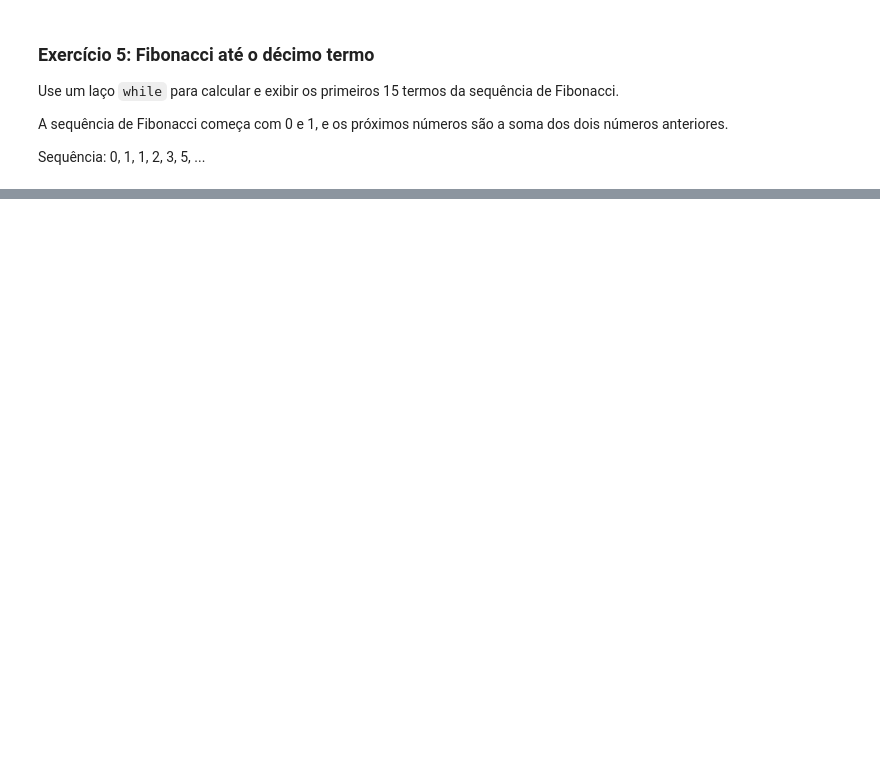
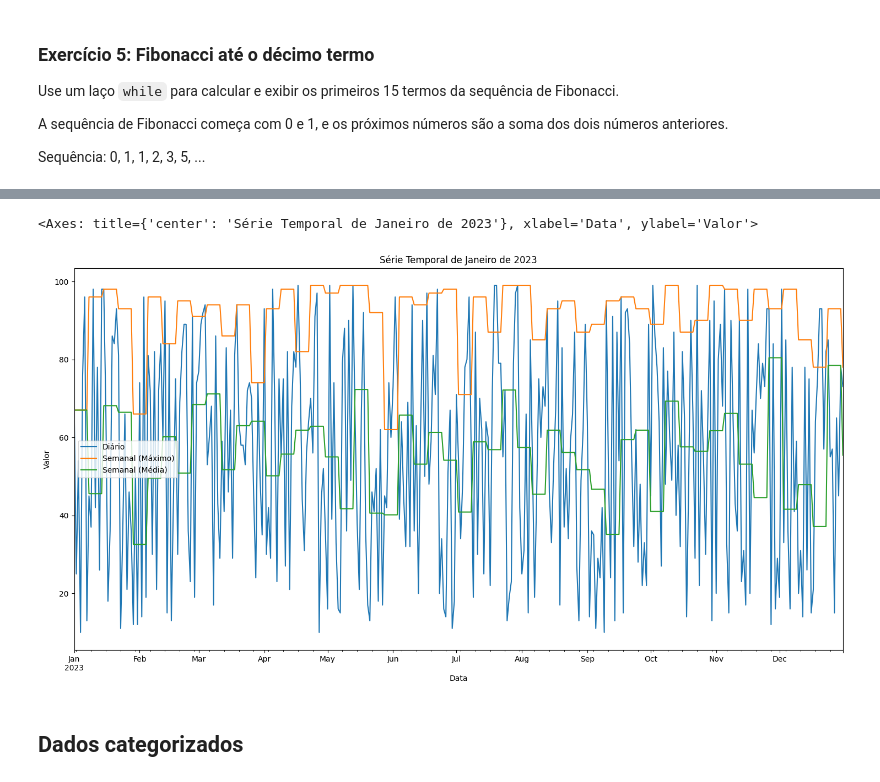
Before and after one commit to py232027046/CEE2, a Jupyter notebook: aulas.ipynb, the cells around one changed output, grey strips where cells are left out. Cells and saved outputs as stored; diff of their text form; code cells hidden in the pictures; blank space fills up the shorter version.

```diff
--- a/aulas.ipynb
+++ b/aulas.ipynb
@@ -1239,0 +3705,29 @@ while contador < 15:
+# %%
+import pandas as pd
+import numpy as np
+
+dias = pd.date_range(start="2023-01-01", end="2023-12-31", freq="D")
+serie = pd.Series(np.random.randint(10, 100, len(dias)), index=dias)
+
+serie = serie.tz_localize('America/Sao_Paulo')
+
+serie_max_semanal = serie.resample('W').max()
+
+serie_media_semanal = serie.resample('W').mean()
+
+serie_max_semanal_reindexed = serie_max_semanal.reindex(serie.index, method='ffill')
+serie_media_semanal_reindexed = serie_media_semanal.reindex(serie.index, method='ffill')
+
+df_plot = pd.DataFrame({
+    'Diário': serie,
+    'Semanal (Máximo)': serie_max_semanal_reindexed,
+    'Semanal (Média)': serie_media_semanal_reindexed
+})
+
+df_plot.plot(title="Série Temporal de Janeiro de 2023", xlabel="Data", ylabel="Valor",
+             figsize=(18, 9))
+# %% [output]
+<Axes: title={'center': 'Série Temporal de Janeiro de 2023'}, xlabel='Data', ylabel='Valor'>
+[figure, added]
+# %% [markdown]
+## Dados categorizados
```
Also changed, not shown: parts of 400 cells of this notebook.
